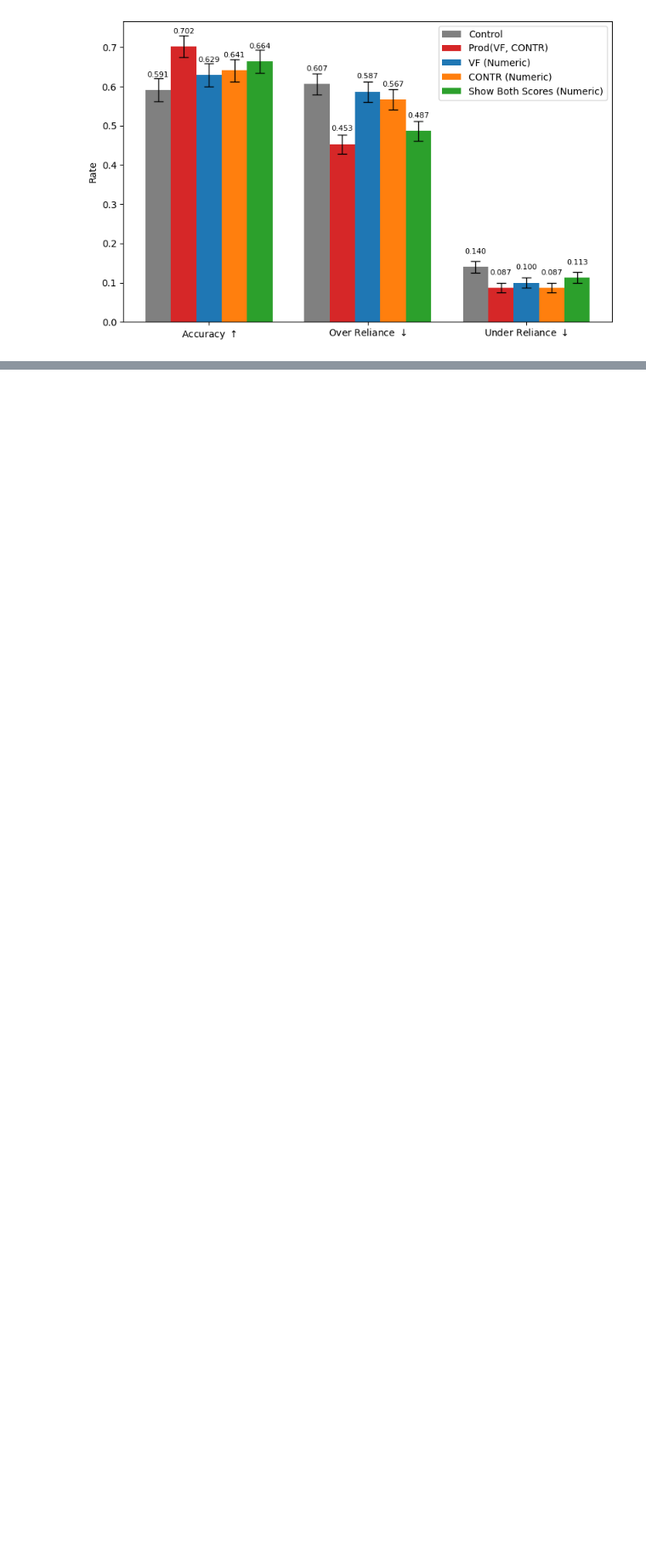
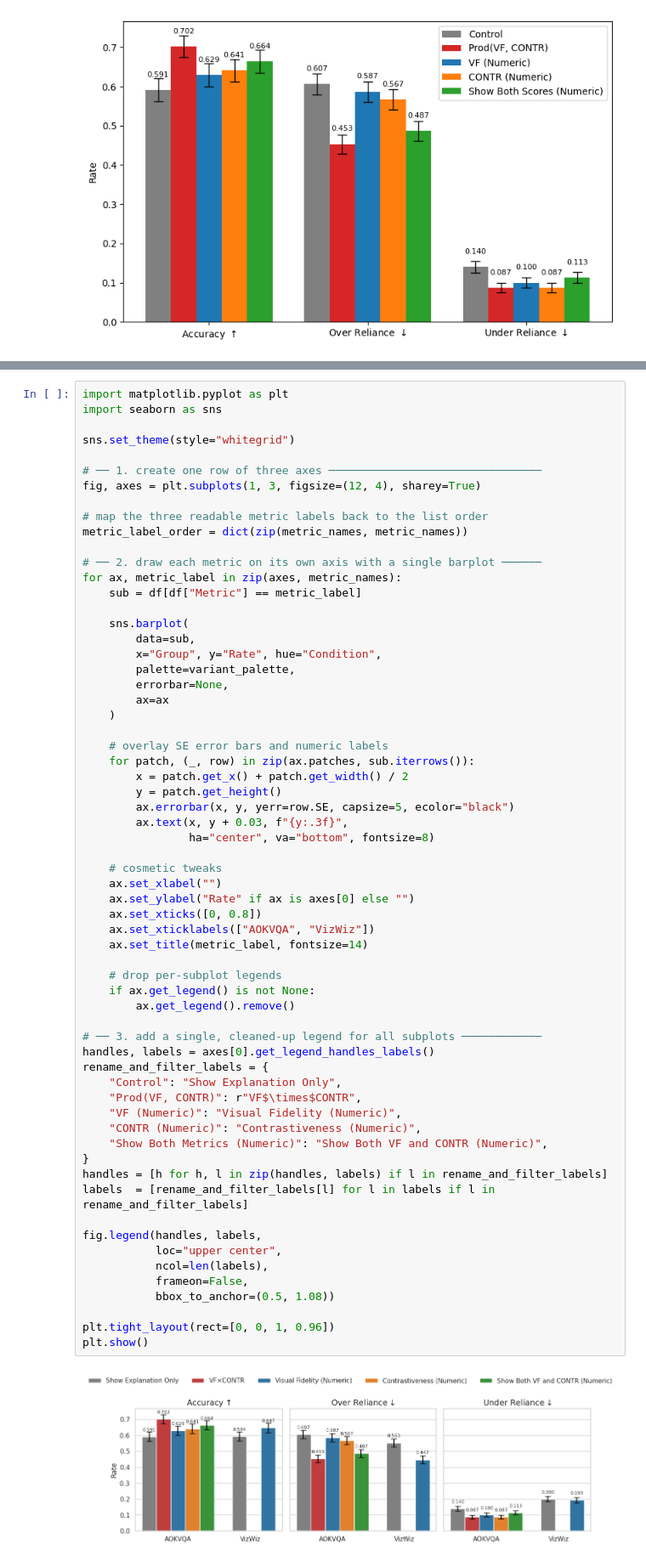
Before and after one commit to Keyu-He/vlm-rationale-study, a Jupyter notebook: src_analysis/UserStudyAnalysis.ipynb, the cells around one changed output, grey strips where cells are left out. Shown at 85% size. Drawn from its saved outputs; the diff is of its cells as text; blank space fills up the shorter version.

```diff
--- a/src_analysis/UserStudyAnalysis.ipynb
+++ b/src_analysis/UserStudyAnalysis.ipynb
@@ -1554,3 +1878,68 @@ plt.show()
+# %%
+import matplotlib.pyplot as plt
+import seaborn as sns
+
+sns.set_theme(style="whitegrid")
+
+# ── 1. create one row of three axes ────────────────────────────────
+fig, axes = plt.subplots(1, 3, figsize=(12, 4), sharey=True)
+
+# map the three readable metric labels back to the list order
+metric_label_order = dict(zip(metric_names, metric_names))
+
+# ── 2. draw each metric on its own axis with a single barplot ──────
+for ax, metric_label in zip(axes, metric_names):
+    sub = df[df["Metric"] == metric_label]
+
+    sns.barplot(
+        data=sub,
+        x="Group", y="Rate", hue="Condition",
+        palette=variant_palette,
+        errorbar=None,
+        ax=ax
+    )
+
+    # overlay SE error bars and numeric labels
+    for patch, (_, row) in zip(ax.patches, sub.iterrows()):
+        x = patch.get_x() + patch.get_width() / 2
+        y = patch.get_height()
+        ax.errorbar(x, y, yerr=row.SE, capsize=5, ecolor="black")
+        ax.text(x, y + 0.03, f"{y:.3f}",
+                ha="center", va="bottom", fontsize=8)
+
+    # cosmetic tweaks
+    ax.set_xlabel("")
+    ax.set_ylabel("Rate" if ax is axes[0] else "")
+    ax.set_xticks([0, 0.8])
+    ax.set_xticklabels(["AOKVQA", "VizWiz"])
+    ax.set_title(metric_label, fontsize=14)
+
+    # drop per-subplot legends
+    if ax.get_legend() is not None:
+        ax.get_legend().remove()
+
+# ── 3. add a single, cleaned-up legend for all subplots ────────────
+handles, labels = axes[0].get_legend_handles_labels()
+rename_and_filter_labels = {
+    "Control": "Show Explanation Only",
+    "Prod(VF, CONTR)": r"VF$\times$CONTR",
+    "VF (Numeric)": "Visual Fidelity (Numeric)",
+    "CONTR (Numeric)": "Contrastiveness (Numeric)",
+    "Show Both Metrics (Numeric)": "Show Both VF and CONTR (Numeric)",
+}
+handles = [h for h, l in zip(handles, labels) if l in rename_and_filter_labels]
+labels  = [rename_and_filter_labels[l] for l in labels if l in rename_and_filter_labels]
+
+fig.legend(handles, labels,
+           loc="upper center",
+           ncol=len(labels),
+           frameon=False,
+           bbox_to_anchor=(0.5, 1.08))
+
+plt.tight_layout(rect=[0, 0, 1, 0.96])
+plt.show()
+# %% [output]
+[figure, added]
 # %%
 import numpy as np
 import matplotlib.pyplot as plt
```
Also changed, not shown: parts of 5 cells of this notebook.
